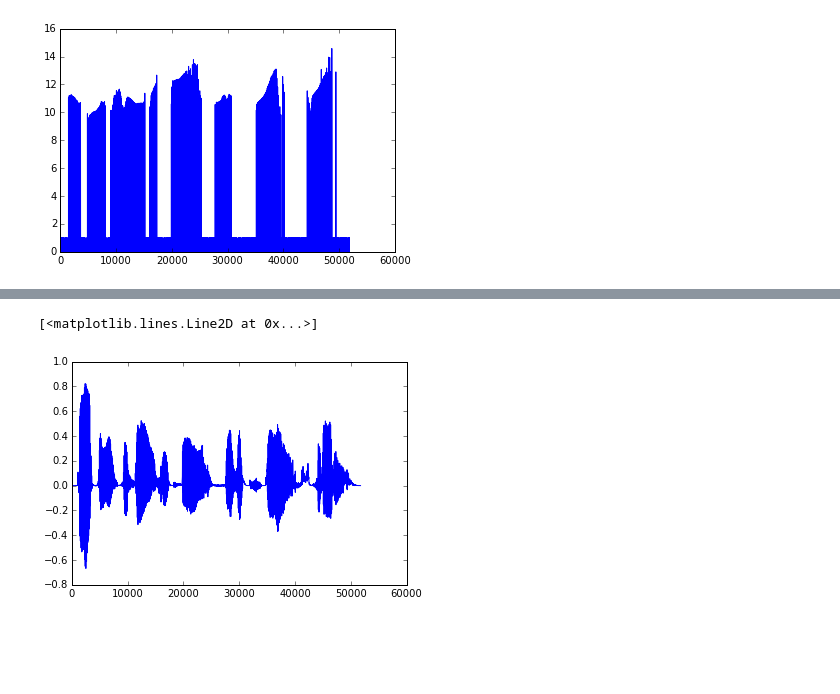
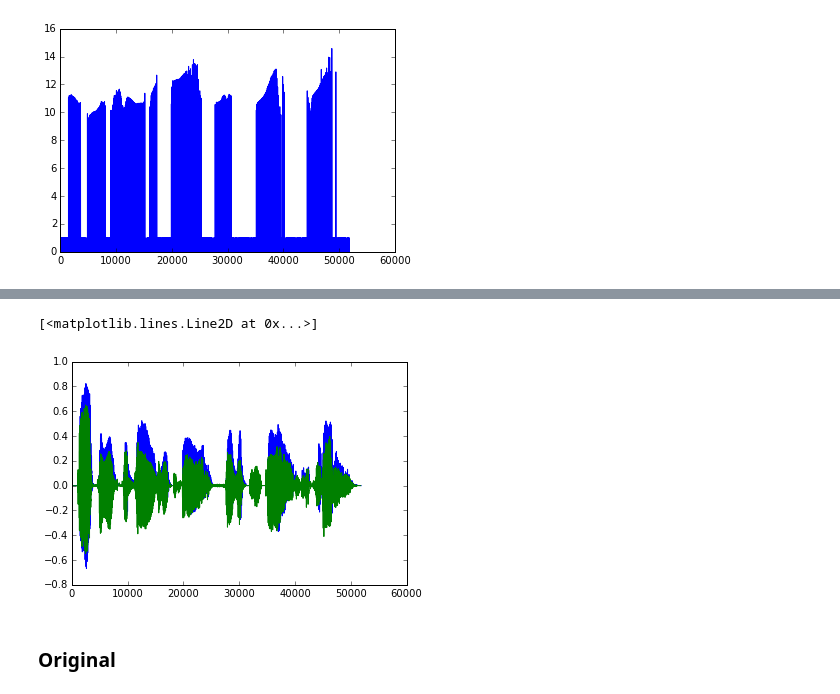
Before and after one commit to shunsukeaihara/pysas, a Jupyter notebook: sample.ipynb, the cells around one changed output, grey strips where cells are left out. Cells and saved outputs as stored; diff of their text form; code cells hidden in the pictures; blank space fills up the shorter version.

```diff
--- a/sample.ipynb
+++ b/sample.ipynb
@@ -10,4 +17,4 @@ signal, samplingrate, _ = waveread("test/cmu_arctic/arctic_a0001.wav")
 # %%
 world = World(samplingrate)
 # %%
-f0,spec_mat,c = world.analyze(signal)
+f0, spec_mat, aperiod_mat = world.analyze(signal)
@@ -122,8 +123,10 @@ from pysas.synthesis_filter.synthesis import Synthesis
 syn = Synthesis(80, mlsa)
 # %%
 synth = syn.synthesis(pulse, coef_mat)
+synth[:80] = 0
 # %%
-plt.plot(synth[100:])
+plt.plot(synth)
+plt.plot(signal)
 # %% [output]
 [<matplotlib.lines.Line2D at 0x...>]
-[figure, old version]
+[figure, new version]
@@ -135,0 +133,2 @@ wf.setparams(params)
+# %% [markdown]
+### Original
```
Also changed, not shown: parts of 27 cells of this notebook, 3 other files.
